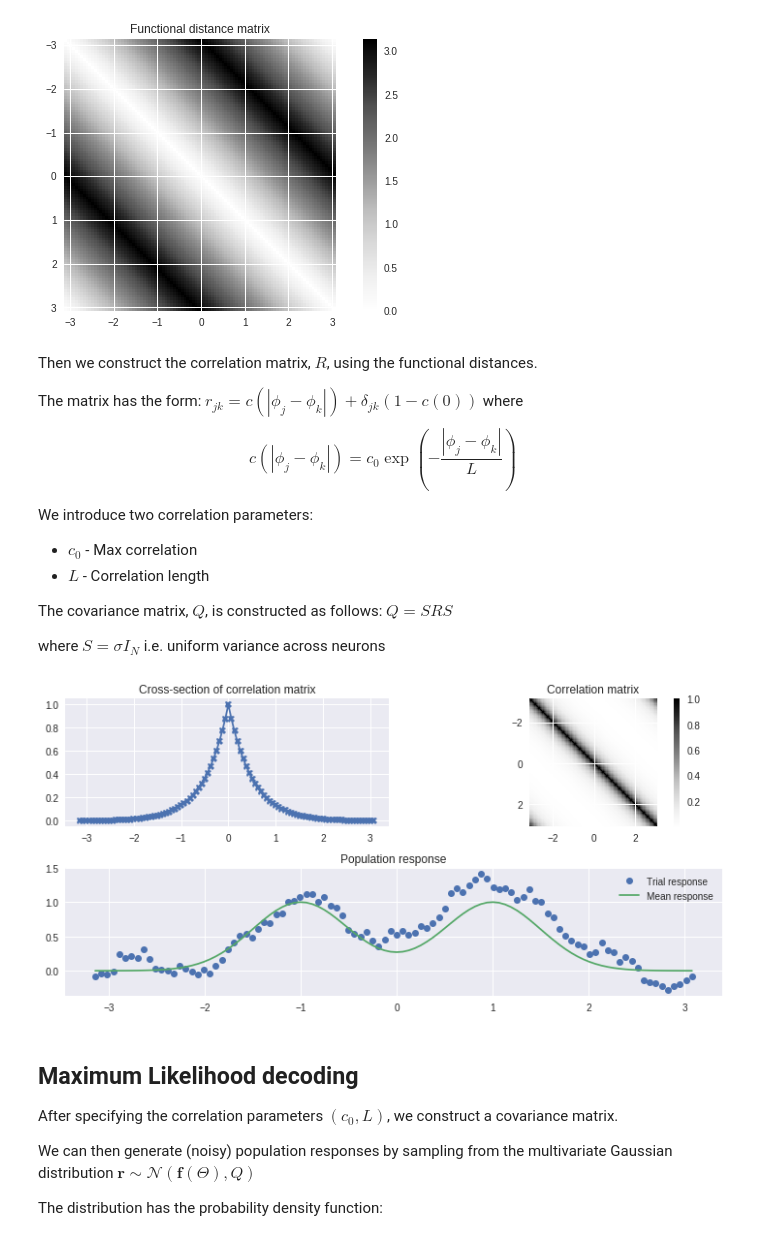
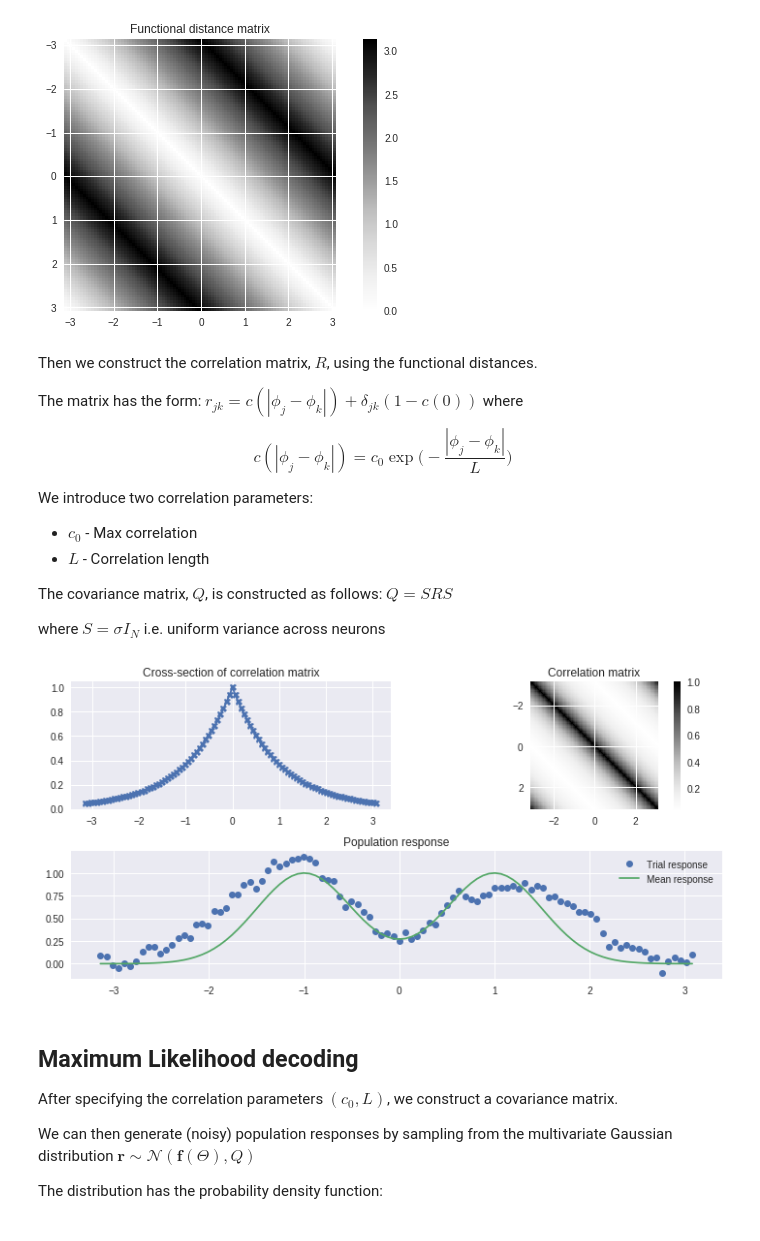
Before and after one commit to dtailor17/neural-population-codes, a Jupyter notebook: noise_correlations.ipynb, the cells around one changed output. Drawn from its saved outputs; the diff is of its cells as text; code cells hidden in the pictures.

```diff
--- a/noise_correlations.ipynb
+++ b/noise_correlations.ipynb
@@ -103,7 +103,7 @@ Then we construct the correlation matrix, $R$, using the functional distances.
 
 The matrix has the form: $r_{jk} = c(|\phi_j - \phi_k|) + \delta_{jk}(1 - c(0))$
 where
-$$c(|\phi_j - \phi_k|) = c_0 \exp(-\frac{|\phi_j - \phi_k|}{L})$$
+$$c(|\phi_j - \phi_k|) = c_0 \exp\bigg(-\frac{|\phi_j - \phi_k|}{L}\bigg)$$
 
 We introduce two correlation parameters:
 * $c_0$ - Max correlation
@@ -123,36 +123,36 @@ def construct_cov_matrix(max_corr=1.0, corr_length=0.5):
 # %%
 # Visualisation of correlation matrix
 max_corr = 1.0
-corr_length = 0.5
+corr_length = 1.0
 
 # Cross-section of correlation matrix
 plt.subplot(221)
 corr_mtx = construct_corr_matrix(max_corr, corr_length)
 plt.plot(PREF_STIMS, corr_mtx[50], '-X')
 plt.title('Cross-section of correlation matrix')
 
 # Correlation matrix
 plt.subplot(222)
 data_coords = [PREF_STIMS[0], PREF_STIMS[-1], PREF_STIMS[-1], PREF_STIMS[0]]
 plt.imshow(corr_mtx, cmap='Greys', extent=data_coords)
 plt.colorbar()
 plt.title('Correlation matrix')
 
 # Population response
 plt.subplot(212)
 # sample population response
 stim = 2.0
 mean_pop_res = tuning_curve_theta(PREF_STIMS, stim)
 cov_mtx = construct_cov_matrix(max_corr, corr_length)
 pop_res = np.random.multivariate_normal(mean_pop_res, cov_mtx)
 plt.plot(PREF_STIMS, pop_res, 'o', label='Trial response')
 plt.plot(PREF_STIMS, mean_pop_res, label='Mean response')
 plt.legend()
 plt.title('Population response')
 
 plt.tight_layout()
 # %% [output]
-[figure, old version]
+[figure, new version]
 # %% [markdown]
 ## Maximum Likelihood decoding
 
```
Also changed, not shown: parts of 23 cells of this notebook, 1 other file.
